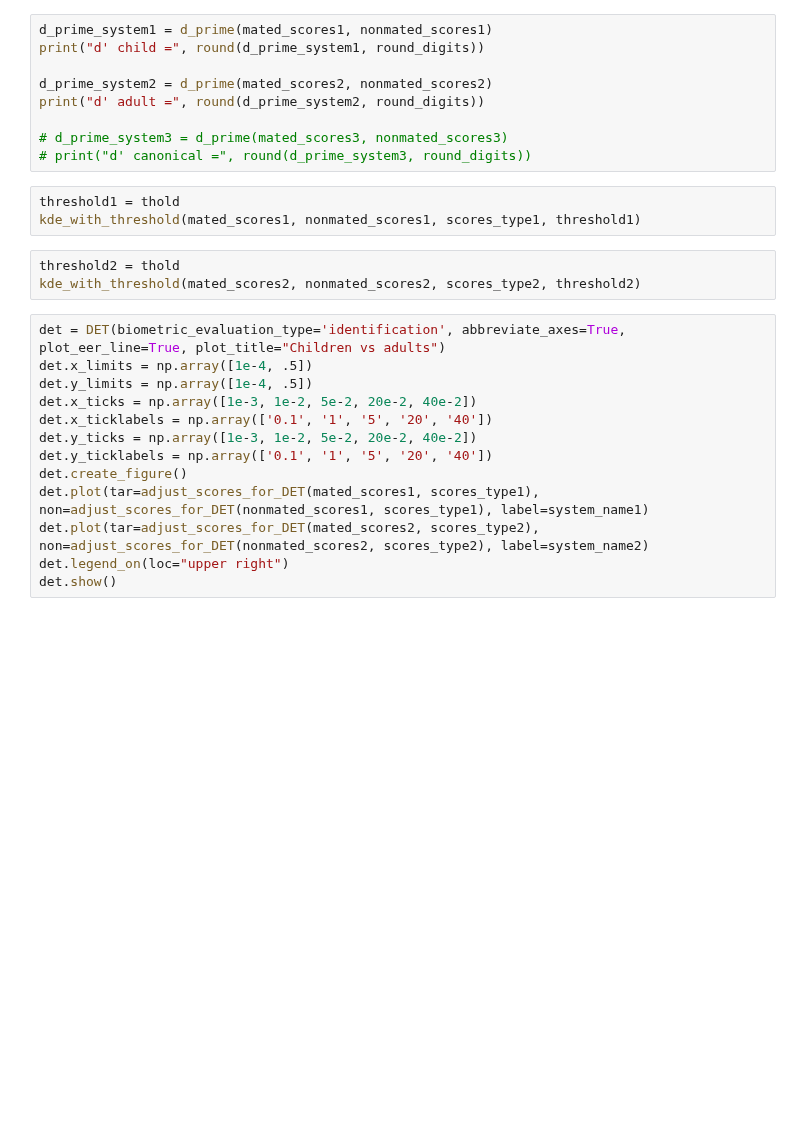
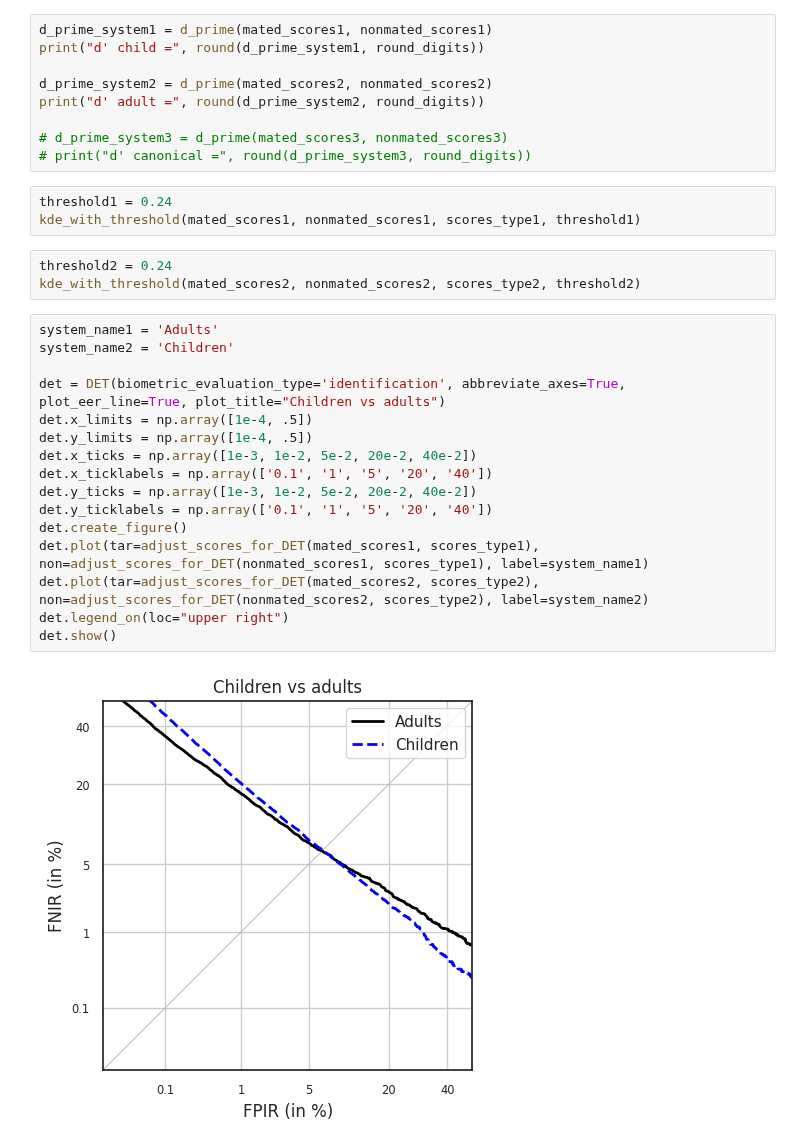
Before and after one commit to Kat-Gabi/Master_Thesis, a Jupyter notebook: notebooks/model_results/ex1_1_Adaface_results.ipynb, the cells around one changed output. Saved outputs shown, nothing was run; the diff lists cells and outputs as text; blank space fills up the shorter version.

Commit message:
updated adaface loader function for adults, and completed 1.1 for adaface

```diff
--- a/notebooks/model_results/ex1_1_Adaface_results.ipynb
+++ b/notebooks/model_results/ex1_1_Adaface_results.ipynb
@@ -477,21 +551,26 @@ print("d' adult =", round(d_prime_system2, round_digits))
 # d_prime_system3 = d_prime(mated_scores3, nonmated_scores3)
 # print("d' canonical =", round(d_prime_system3, round_digits))
 # %%
-threshold1 = thold
+threshold1 = 0.24
 kde_with_threshold(mated_scores1, nonmated_scores1, scores_type1, threshold1)
 # %%
-threshold2 = thold
+threshold2 = 0.24
 kde_with_threshold(mated_scores2, nonmated_scores2, scores_type2, threshold2)
 # %%
+system_name1 = 'Adults'
+system_name2 = 'Children'
+
 det = DET(biometric_evaluation_type='identification', abbreviate_axes=True, plot_eer_line=True, plot_title="Children vs adults")
 det.x_limits = np.array([1e-4, .5])
 det.y_limits = np.array([1e-4, .5])
 det.x_ticks = np.array([1e-3, 1e-2, 5e-2, 20e-2, 40e-2])
 det.x_ticklabels = np.array(['0.1', '1', '5', '20', '40'])
 det.y_ticks = np.array([1e-3, 1e-2, 5e-2, 20e-2, 40e-2])
 det.y_ticklabels = np.array(['0.1', '1', '5', '20', '40'])
 det.create_figure()
 det.plot(tar=adjust_scores_for_DET(mated_scores1, scores_type1), non=adjust_scores_for_DET(nonmated_scores1, scores_type1), label=system_name1)
 det.plot(tar=adjust_scores_for_DET(mated_scores2, scores_type2), non=adjust_scores_for_DET(nonmated_scores2, scores_type2), label=system_name2)
 det.legend_on(loc="upper right")
 det.show()
+# %% [output]
+[figure, added]
```
Also changed, not shown: parts of 37 cells of this notebook, 6 other files.
